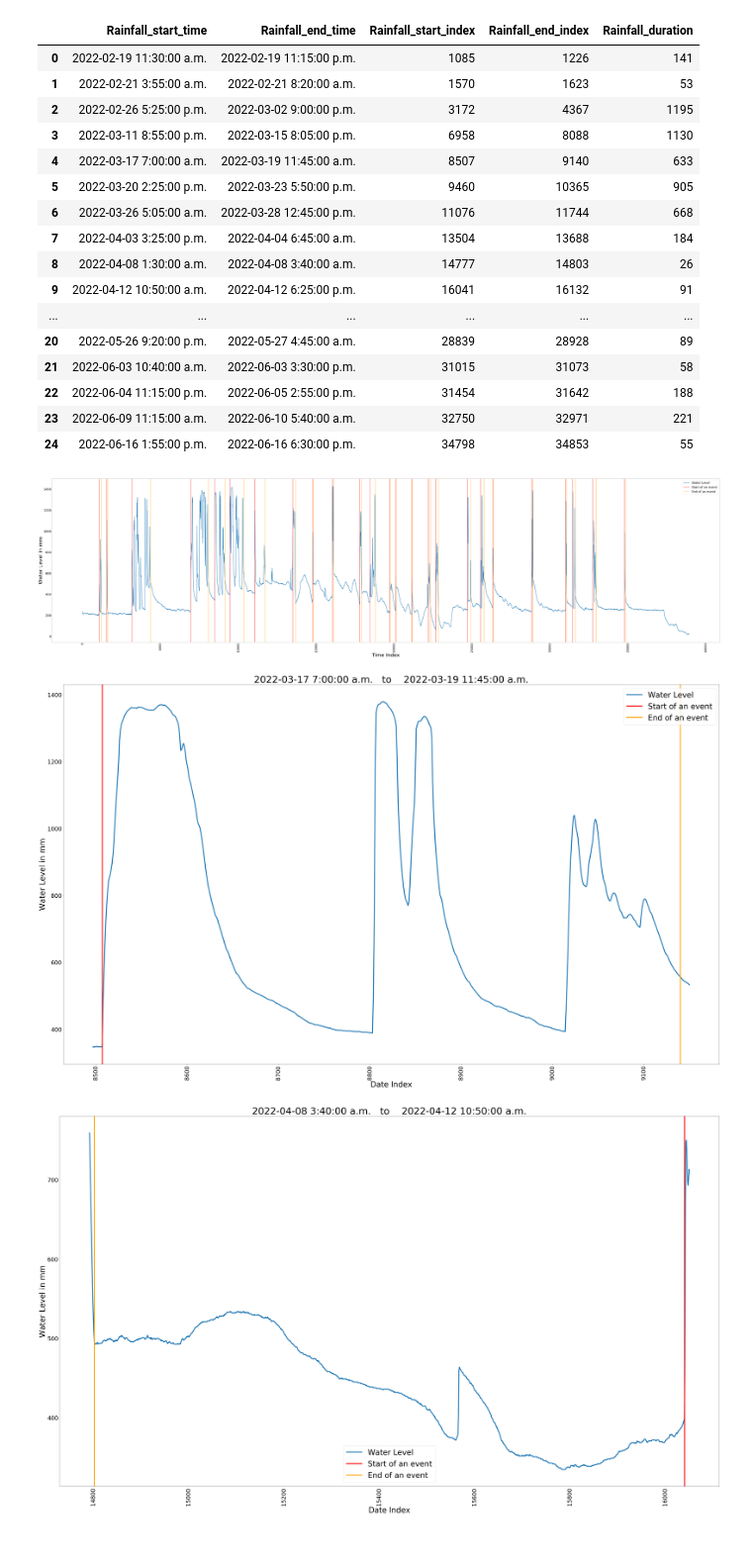
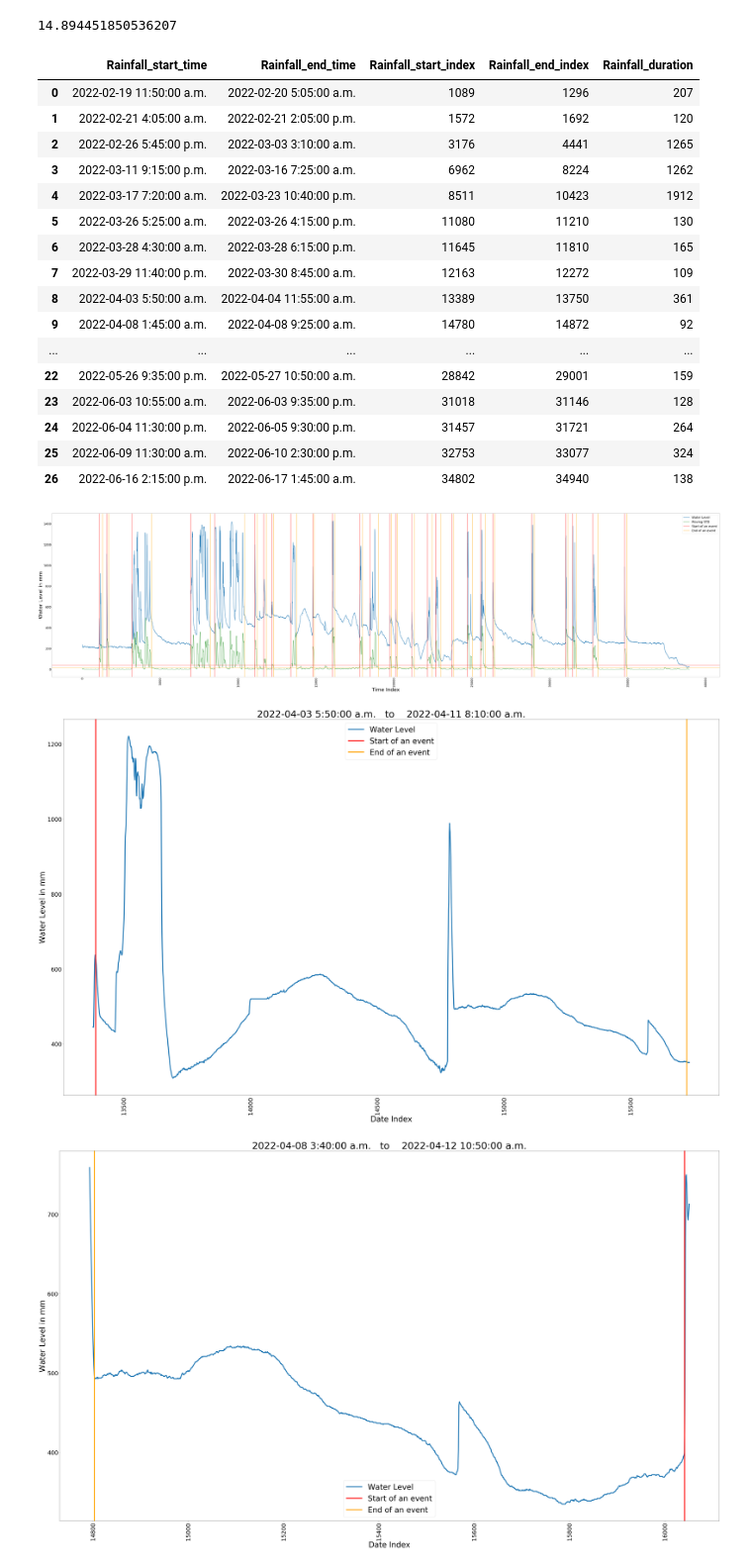
Before and after one commit to hasibum/m2pi22-Novion-Project, a Jupyter notebook: water_level_data.ipynb, the cells around one changed output. Shown at 99% size. Cells and saved outputs as stored; diff of their text form; code cells hidden in the pictures.

```diff
--- a/water_level_data.ipynb
+++ b/water_level_data.ipynb
@@ -15,10 +15,3 @@ sBDF=pd.read_csv(r"C:\Users\Hasib\OneDrive - University of Calgary\PIMS M2PI Wor
 # %%
 pd.to_datetime(sADF["Timestamp"]);
 pd.to_datetime(sBDF["Timestamp"]);
-# %%
-wl_mm=sADF[" Water Level [m]"].to_numpy()*1000  # water level in mm
-slope_up=[]
-slope_dw=[]
-for i in range(sADF.shape[0]-4):
-    slope_dw.append((wl_mm[i+4]-wl_mm[i])/(4*5))
-    slope_up.append((wl_mm[i+1]-wl_mm[i])/(2*5))
@@ -94,62 +120,80 @@ def IdentifyEvents_2(df,tol_up,tol_dw):
+# %%
+wl_mmA=sADF[" Water Level [m]"].to_numpy()*1000  # water level in mm
+std_movA=[0]
+for i in range(np.size(wl_mmA)):
+    periods=int((6*60)/5)   #6 hours
+    if i<periods:
+        std_movA.append(np.std(wl_mmA[:i+1]))
+    else:
+        std_movA.append(np.std(wl_mmA[i-periods:i+1]))
+
+rngA=(np.max(std_movA)-np.min(std_movA))*(3/100)     # 2% of range of std_mov
+rngA
+# %% [output]
+14.894451850536207
 # %%
-start_timeA,end_timeA,start_indexA,end_indexA,rf_durationA,water_levelA=IdentifyEvents_2(sADF,12,-0.6)
+start_timeA,end_timeA,start_indexA,end_indexA,rf_durationA,water_levelA=IdentifyEvents_3(sADF)
 rf_eventA=pd.DataFrame({"Rainfall_start_time":start_timeA,"Rainfall_end_time":end_timeA,"Rainfall_start_index":start_indexA,"Rainfall_end_index":end_indexA,"Rainfall_duration":rf_durationA})
 rf_eventA
 # %% [output]
 |  | Rainfall_start_time | Rainfall_end_time | Rainfall_start_index | Rainfall_end_index | Rainfall_duration |
-| 0 | 2022-02-19 11:30:00 a.m. | 2022-02-19 11:15:00 p.m. | 1085 | 1226 | 141 |
-| 1 | 2022-02-21 3:55:00 a.m. | 2022-02-21 8:20:00 a.m. | 1570 | 1623 | 53 |
-| 2 | 2022-02-26 5:25:00 p.m. | 2022-03-02 9:00:00 p.m. | 3172 | 4367 | 1195 |
-| 3 | 2022-03-11 8:55:00 p.m. | 2022-03-15 8:05:00 p.m. | 6958 | 8088 | 1130 |
-| 4 | 2022-03-17 7:00:00 a.m. | 2022-03-19 11:45:00 a.m. | 8507 | 9140 | 633 |
-| 5 | 2022-03-20 2:25:00 p.m. | 2022-03-23 5:50:00 p.m. | 9460 | 10365 | 905 |
-| 6 | 2022-03-26 5:05:00 a.m. | 2022-03-28 12:45:00 p.m. | 11076 | 11744 | 668 |
-| 7 | 2022-04-03 3:25:00 p.m. | 2022-04-04 6:45:00 a.m. | 13504 | 13688 | 184 |
-| 8 | 2022-04-08 1:30:00 a.m. | 2022-04-08 3:40:00 a.m. | 14777 | 14803 | 26 |
-| 9 | 2022-04-12 10:50:00 a.m. | 2022-04-12 6:25:00 p.m. | 16041 | 16132 | 91 |
+| 0 | 2022-02-19 11:50:00 a.m. | 2022-02-20 5:05:00 a.m. | 1089 | 1296 | 207 |
+| 1 | 2022-02-21 4:05:00 a.m. | 2022-02-21 2:05:00 p.m. | 1572 | 1692 | 120 |
+| 2 | 2022-02-26 5:45:00 p.m. | 2022-03-03 3:10:00 a.m. | 3176 | 4441 | 1265 |
+| 3 | 2022-03-11 9:15:00 p.m. | 2022-03-16 7:25:00 a.m. | 6962 | 8224 | 1262 |
+| 4 | 2022-03-17 7:20:00 a.m. | 2022-03-23 10:40:00 p.m. | 8511 | 10423 | 1912 |
+| 5 | 2022-03-26 5:25:00 a.m. | 2022-03-26 4:15:00 p.m. | 11080 | 11210 | 130 |
+| 6 | 2022-03-28 4:30:00 a.m. | 2022-03-28 6:15:00 p.m. | 11645 | 11810 | 165 |
+| 7 | 2022-03-29 11:40:00 p.m. | 2022-03-30 8:45:00 a.m. | 12163 | 12272 | 109 |
+| 8 | 2022-04-03 5:50:00 a.m. | 2022-04-04 11:55:00 a.m. | 13389 | 13750 | 361 |
+| 9 | 2022-04-08 1:45:00 a.m. | 2022-04-08 9:25:00 a.m. | 14780 | 14872 | 92 |
 | ... | ... | ... | ... | ... | ... |
-| 20 | 2022-05-26 9:20:00 p.m. | 2022-05-27 4:45:00 a.m. | 28839 | 28928 | 89 |
-| 21 | 2022-06-03 10:40:00 a.m. | 2022-06-03 3:30:00 p.m. | 31015 | 31073 | 58 |
-| 22 | 2022-06-04 11:15:00 p.m. | 2022-06-05 2:55:00 p.m. | 31454 | 31642 | 188 |
-| 23 | 2022-06-09 11:15:00 a.m. | 2022-06-10 5:40:00 a.m. | 32750 | 32971 | 221 |
-| 24 | 2022-06-16 1:55:00 p.m. | 2022-06-16 6:30:00 p.m. | 34798 | 34853 | 55 |
+| 22 | 2022-05-26 9:35:00 p.m. | 2022-05-27 10:50:00 a.m. | 28842 | 29001 | 159 |
+| 23 | 2022-06-03 10:55:00 a.m. | 2022-06-03 9:35:00 p.m. | 31018 | 31146 | 128 |
+| 24 | 2022-06-04 11:30:00 p.m. | 2022-06-05 9:30:00 p.m. | 31457 | 31721 | 264 |
+| 25 | 2022-06-09 11:30:00 a.m. | 2022-06-10 2:30:00 p.m. | 32753 | 33077 | 324 |
+| 26 | 2022-06-16 2:15:00 p.m. | 2022-06-17 1:45:00 a.m. | 34802 | 34940 | 138 |
 # %%
 plt.figure(figsize=(120, 30))
 wle,=plt.plot(water_levelA,label='Water Level',linewidth=3)
+#plt.plot(mean_mov)
+mstd,=plt.plot(std_movA,label="Moving STD",linewidth=2,color="green")
 for i in start_indexA:
     st=plt.axvline(x=i, linewidth=2.5,color='r',label="Start of an event")
 for i in end_indexA:
     en=plt.axvline(x=i,linewidth=2.5, color='orange',label="End of an event")
+plt.axhline(y=rngA, color='orange', linestyle='-')
+plt.axhline(y=np.mean(std_movA), color='red', linestyle='-')
 plt.xlabel('Time Index',fontsize=50)
 plt.ylabel('Water Level in mm',fontsize=50)
 plt.tick_params(axis='x',labelsize=30,rotation=90)
 plt.tick_params(axis='y',labelsize=30)
-plt.legend(loc = 'best',handles=[wle,st,en],fontsize=30)
+plt.legend(loc = 'best',handles=[wle,mstd,st,en],fontsize=30)
 plt.show()
 # %% [output]
-[figure, old version]
+[figure, new version]
 # %%
 # Let's see a particular !Rainfall event
 buffer=10
-index=4
+index=5
 #X=Timestamp[rf_eventA["Rainfall_start_index"][index]-buffer:rf_eventA["Rainfall_end_index"][index]+buffer+1]
 X=range(start_indexA[index]-buffer,end_indexA[index]+buffer+1)
 Y=wl_mm[rf_eventA["Rainfall_start_index"][index]-buffer:rf_eventA["Rainfall_end_index"][index]+buffer+1]
 plt.figure(figsize=(50, 30))
 plt.plot(X,Y,linewidth=5,label="Water Level")
 plt.axvline(x=start_indexA[index],linewidth=5,color='r',label="Start of an event")
 plt.axvline(x=end_indexA[index],linewidth=5, color='orange',label="End of an event")
 plt.title('Rainfall Event')
 plt.xlabel('Date Index',fontsize=40)
 plt.ylabel('Water Level in mm',fontsize=40)
 plt.tick_params(axis='x',labelsize=30,rotation=90)
 plt.tick_params(axis='y',labelsize=30)
 plt.legend(loc = 'best',fontsize=40)
 plt.tight_layout()
 plt.title(start_timeA[index]+"   to    "+end_timeA[index],fontsize=50)
 plt.show()
 # %% [output]
-[figure, old version]
+[figure, new version]
 # %%
 # Let's look at a particular No !Rainfall event
 buffer=10
```
Also changed, not shown: parts of 10 cells of this notebook.
